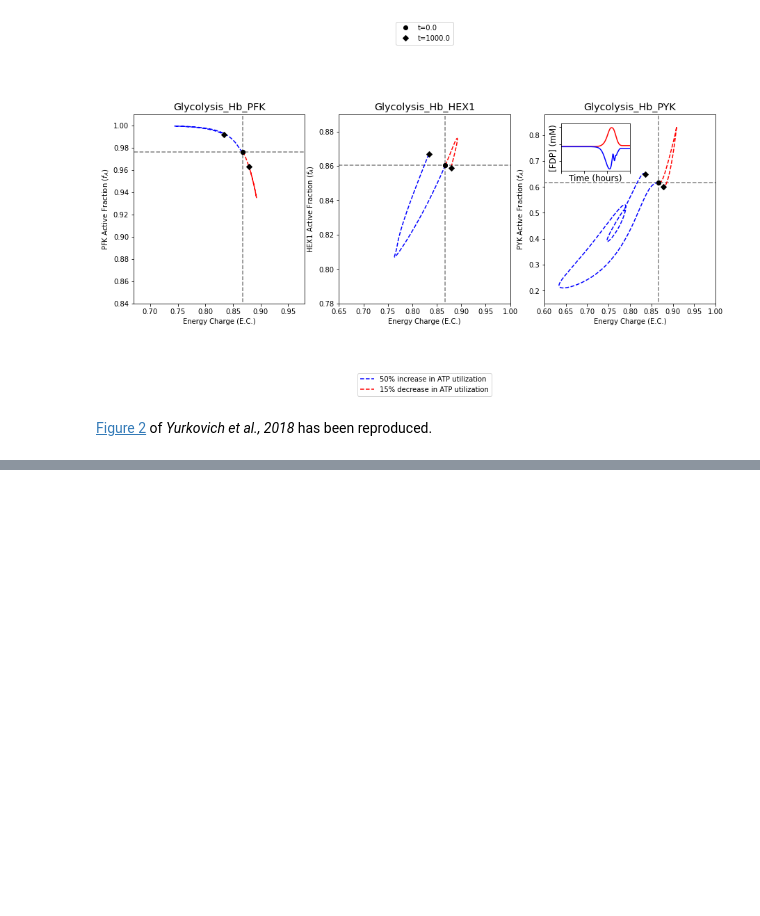
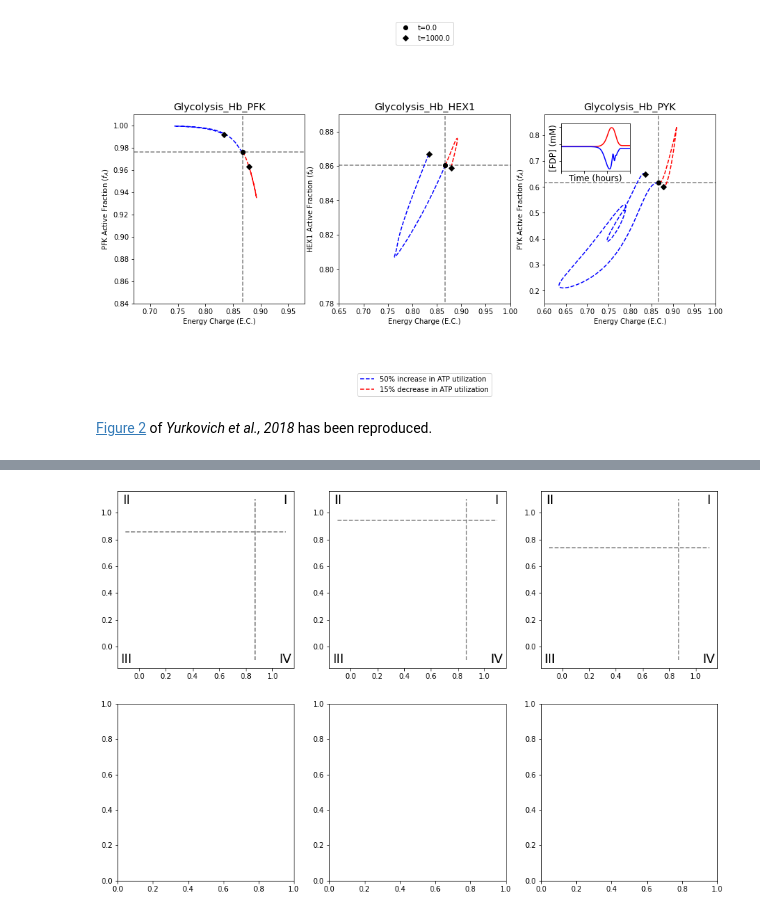
Before and after one commit to SBRG/MASSpy, a Jupyter notebook: docs/example_gallery/visualization/catalytic_potential_visualizations.ipynb, the cells around one changed output, grey strips where cells are left out. Cells and saved outputs as stored; diff of their text form; code cells hidden in the pictures; blank space fills up the shorter version.

```diff
--- a/docs/example_gallery/visualization/catalytic_potential_visualizations_p1.ipynb
+++ b/docs/example_gallery/visualization/catalytic_potential_visualizations.ipynb
@@ -433,0 +585,5 @@ fig
+# %%
+model = create_test_model("Glycolysis_FKRM.json")
+simulation = Simulation(model, verbose=True)
+simulation.find_steady_state(model, strategy="simulate",
+                             update_values=True, tfinal=1e4)
@@ -433,0 +657,19 @@ fig
+# %%
+# Simulate to steady state
+conc_sol_ss, flux_sol_ss = simulation.find_steady_state(
+    model, strategy="simulate", update_values=True, tfinal=1e4)
+# Make aggregate solutions for energy charge
+make_energy_charge_solution(conc_sol_ss)
+
+# Iterate through enzyme modules and axes for the top half of figure
+for enzyme_module, ax in zip(model.enzyme_modules, axes[0]):
+    # Make aggregate solutions for the active fraction
+    make_active_fraction_solution(conc_sol_ss, enzyme_module)
+    # Plot steady state lines for energy charge
+    ax.plot([conc_sol_ss["energy_charge"]] * 2,
+            [-0.1, 1.1],
+            color="grey", linestyle="--")
+    # Plot steady state lines for active fraction
+    ax.plot([-0.1, 1.1],
+            [conc_sol_ss[enzyme_module.id + "_active_fraction"]] * 2,
+            color="grey", linestyle="--")
@@ -433,0 +684,18 @@ fig
+# %%
+# Define roman numerals and coordinates
+roman_num_coords= {
+    "I":   (0.95, 0.95),
+    "II":  (0.05, 0.95),
+    "III": (0.05, 0.05),
+    "IV":  (0.95, 0.05)}
+# Iterate through each axes
+for ax in axes[0]:
+    # Add each number to the current axes.
+    for roman_num, coords in roman_num_coords.items():
+        ax.text(*coords, roman_num, fontsize=18,
+                horizontalalignment='center',
+                verticalalignment='center',
+                transform=ax.transAxes)
+fig
+# %% [output]
+[figure, added]
```
Also changed, not shown: parts of 38 cells of this notebook, 4 other files.
